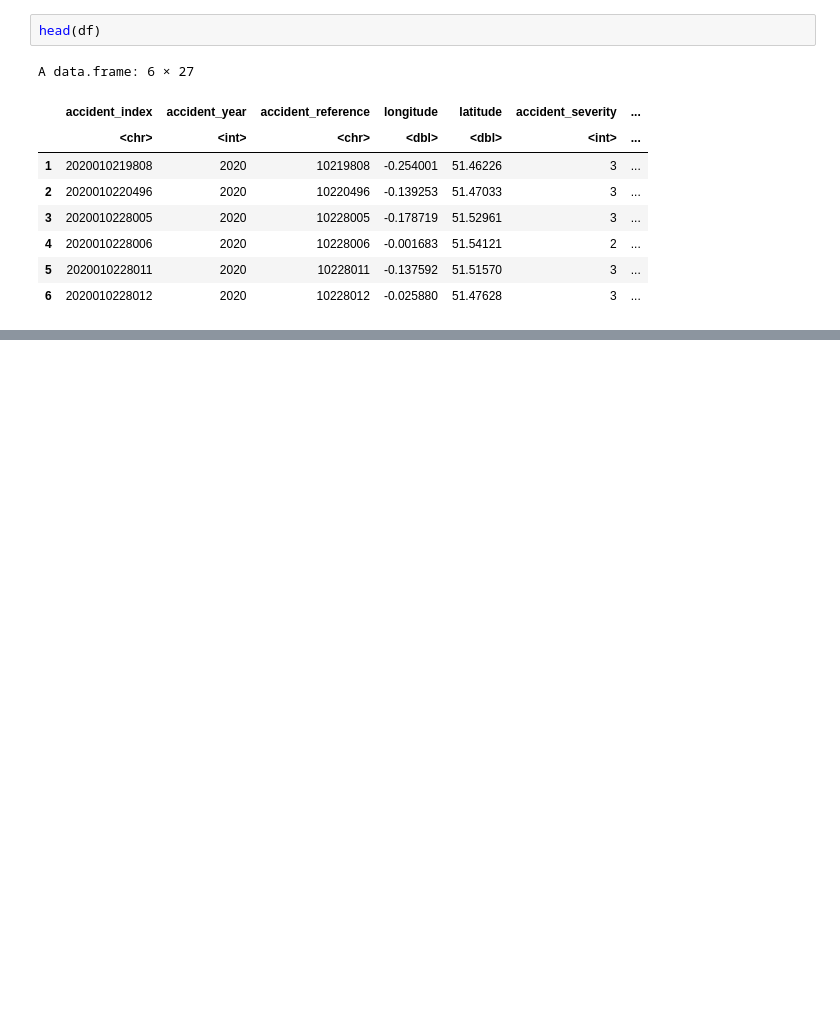
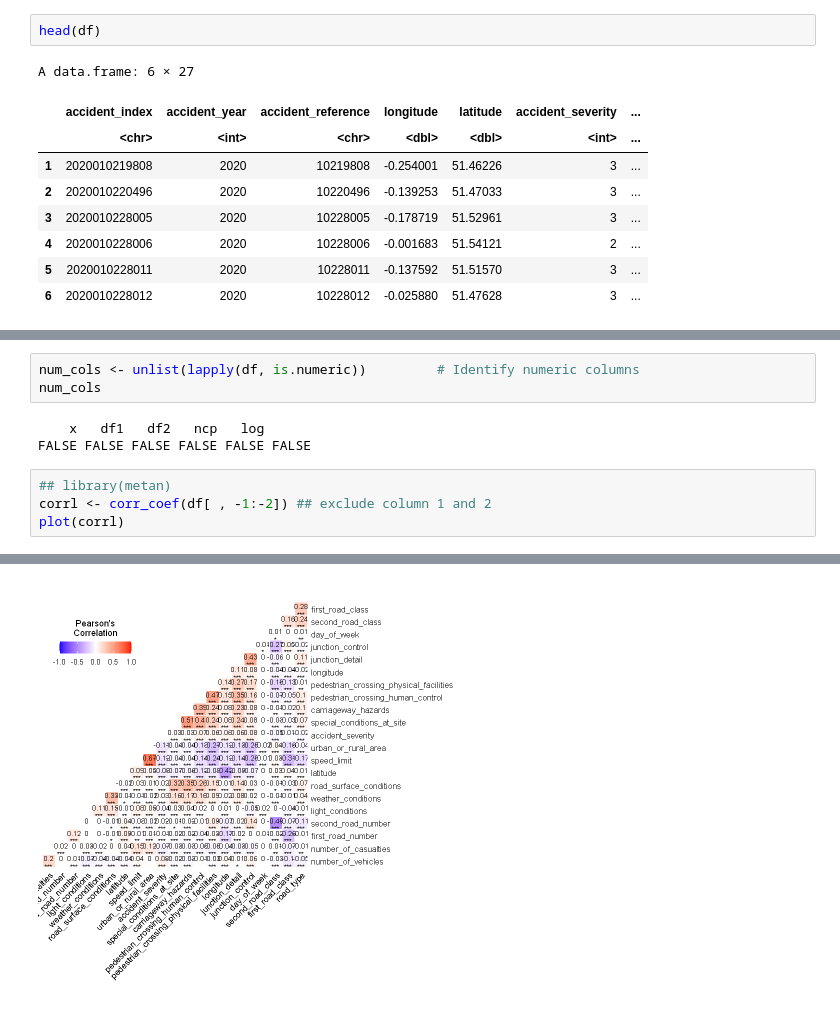
Before and after one commit to lulusAk/High-Fatality-Accident---Datacamp-Competition, a Jupyter notebook: datacamp2.ipynb, the cells around one changed output, grey strips where cells are left out. Cells and saved outputs as stored; diff of their text form; blank space fills up the shorter version.

```diff
--- a/datacamp2.ipynb
+++ b/datacamp2.ipynb
@@ -41,0 +34,11 @@ The following object is masked from ‘package:purrr’:
+# %%
+num_cols <- unlist(lapply(df, is.numeric))         # Identify numeric columns
+num_cols
+# %% [output]
+    x   df1   df2   ncp   log
+FALSE FALSE FALSE FALSE FALSE FALSE
+# %%
+## library(metan)
+corrl <- corr_coef(df[ , -1:-2]) ## exclude column 1 and 2
+plot(corrl)
+# %% [output]
@@ -41,0 +51 @@ The following object is masked from ‘package:purrr’:
+[figure, added]
```
Also changed, not shown: parts of 3 cells of this notebook.
